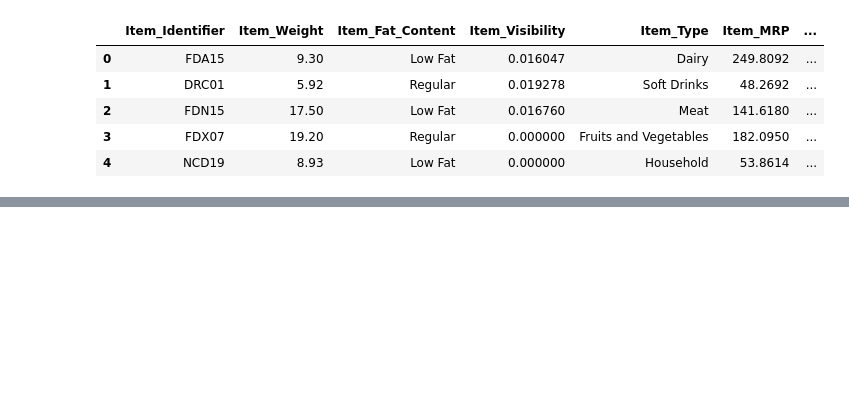
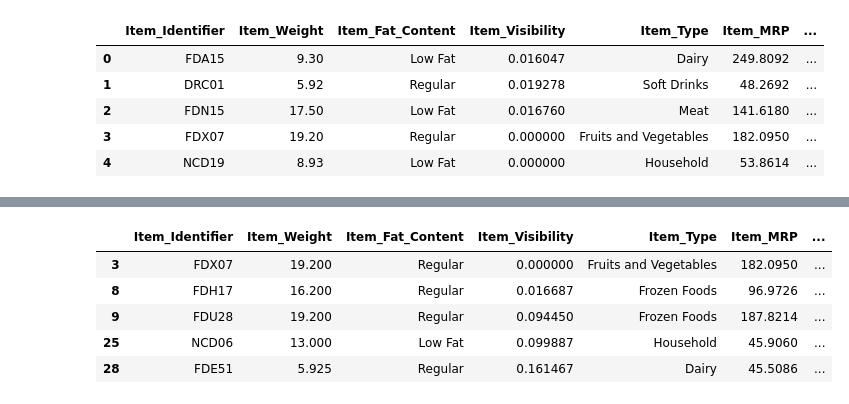
Before and after one commit to jkwakyi/food-sales-predictions, a Jupyter notebook: food_sales_predictions.ipynb, the cells around one changed output, grey strips where cells are left out. Cells and saved outputs as stored; diff of their text form; code cells hidden in the pictures; blank space fills up the shorter version.

```diff
--- a/food_sales_predictions.ipynb
+++ b/food_sales_predictions.ipynb
@@ -18,0 +109,9 @@ df.head()
+# %%
+df[size_missing].head()
+# %% [output]
+|  | Item_Identifier | Item_Weight | Item_Fat_Content | Item_Visibility | Item_Type | Item_MRP | ... |
+| 3 | FDX07 | 19.200 | Regular | 0.000000 | Fruits and Vegetables | 182.0950 | ... |
+| 8 | FDH17 | 16.200 | Regular | 0.016687 | Frozen Foods | 96.9726 | ... |
+| 9 | FDU28 | 19.200 | Regular | 0.094450 | Frozen Foods | 187.8214 | ... |
+| 25 | NCD06 | 13.000 | Low Fat | 0.099887 | Household | 45.9060 | ... |
+| 28 | FDE51 | 5.925 | Regular | 0.161467 | Dairy | 45.5086 | ... |
```
Also changed, not shown: parts of 21 cells of this notebook.
